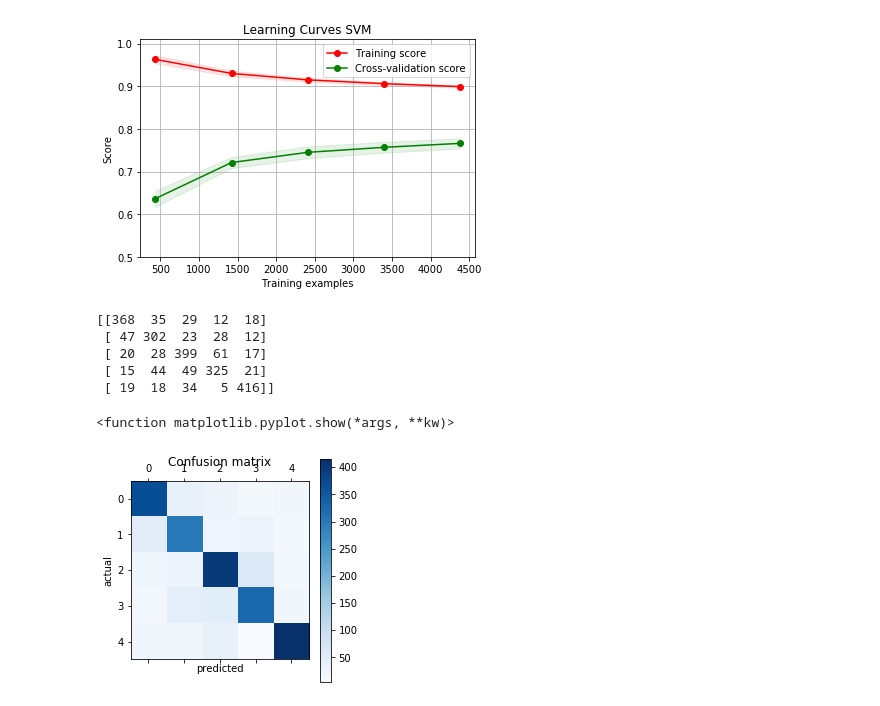
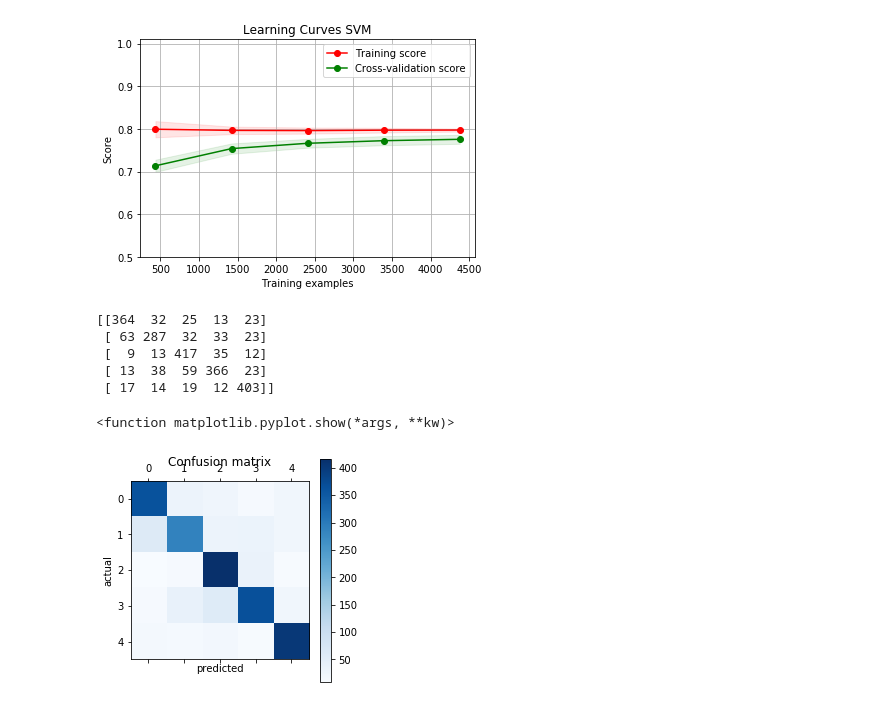
Before and after one commit to harizjuzaimi/AMLSassignment19_20, a Jupyter notebook: B1/B1_test.ipynb, the cells around one changed output. Cells and saved outputs as stored; diff of their text form; code cells hidden in the pictures.

```diff
--- a/B1/B1_test.ipynb
+++ b/B1/B1_test.ipynb
@@ -15,0 +126,5 @@ C:\Users\arez_\PycharmProjects\AMLS_19-20_Muhammad_Juzaimi_SN16072927\AMLS_19-20
+# %%
+import numpy as np
+
+X, y, error = extract_features_labels()
+Y = np.array([y, -(y - 1)]).T
@@ -34,0 +164,8 @@ Wall time: 0 ns
+# %%
+from sklearn.model_selection import train_test_split
+
+tr_X, te_X, tr_Y, te_Y = train_test_split(X_B1_chin, Y_B1_chin, test_size=0.3)
+print(len(tr_X))
+print(len(te_X))
+print(len(tr_Y))
+print(len(te_Y))
@@ -201,40 +341,40 @@ def plot_learning_curve(estimator, title, X, y, ylim=None, cv=None,
         estimator, X, y, cv=cv, n_jobs=n_jobs, train_sizes=train_sizes)
     train_scores_mean = np.mean(train_scores, axis=1)
     train_scores_std = np.std(train_scores, axis=1)
     test_scores_mean = np.mean(test_scores, axis=1)
     test_scores_std = np.std(test_scores, axis=1)
     plt.grid()
 
     plt.fill_between(train_sizes, train_scores_mean - train_scores_std,
                      train_scores_mean + train_scores_std, alpha=0.1,
                      color="r")
     plt.fill_between(train_sizes, test_scores_mean - test_scores_std,
                      test_scores_mean + test_scores_std, alpha=0.1, color="g")
     plt.plot(train_sizes, train_scores_mean, 'o-', color="r",
              label="Training score")
     plt.plot(train_sizes, test_scores_mean, 'o-', color="g",
              label="Cross-validation score")
 
     plt.legend(loc="best")
     return plt
 
 title = "Learning Curves SVM"
 
 cv = ShuffleSplit(n_splits=100, test_size=0.2, random_state=0)
 estimator = svm.SVC(kernel='rbf', gamma=1e-3, C=100)
-X, y = tr_X_B1, tr_Y_B1
+X, y = tr_X, tr_Y
 plot_learning_curve(estimator, title, X, y, (0.5, 1.01), cv=cv, n_jobs=-1)
 
 plt.show()
 
 # default test score for SVM is accuracy
 # %% [output]
-[figure, old version]
+[figure, new version]
 # %%
 from sklearn.metrics import confusion_matrix
 from matplotlib.colors import ListedColormap
 
-test_label = te_Y_B1
+test_label = te_Y
 cf = confusion_matrix(test_label, predB1)
 print(cf)
 
@@ -247,10 +387,10 @@ plt.xlabel('predicted')
 plt.ylabel('actual')
 plt.show
 # %% [output]
-[[368  35  29  12  18]
- [ 47 302  23  28  12]
- [ 20  28 399  61  17]
- [ 15  44  49 325  21]
- [ 19  18  34   5 416]]
+[[364  32  25  13  23]
+ [ 63 287  32  33  23]
+ [  9  13 417  35  12]
+ [ 13  38  59 366  23]
+ [ 17  14  19  12 403]]
 <function matplotlib.pyplot.show(*args, **kw)>
 [figure]
```
Also changed, not shown: parts of 18 cells of this notebook, 51 other files.
